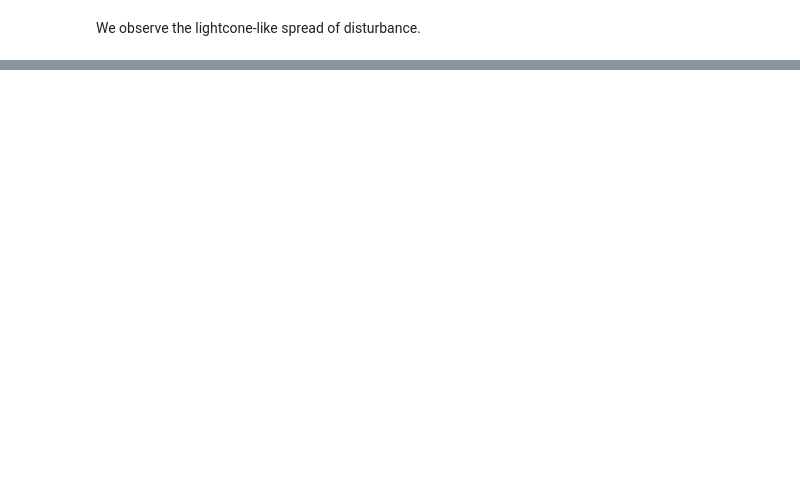
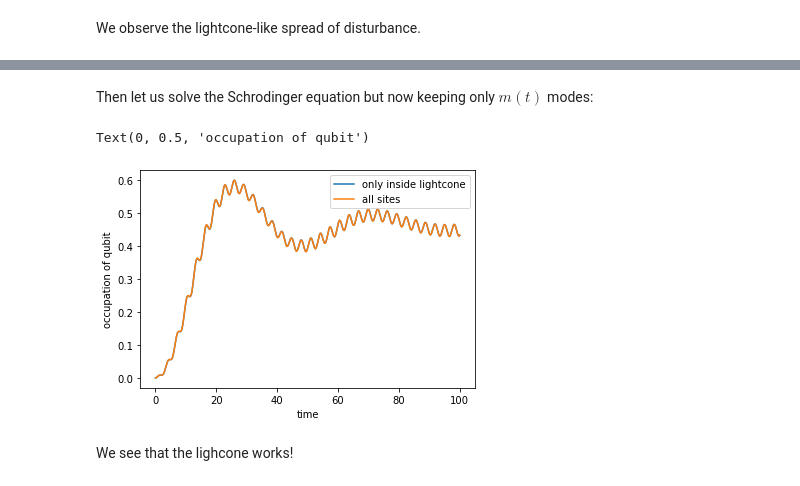
Before and after one commit to evgenii-poliakoff/lightcones-prev, a Jupyter notebook: _sources/lightcone.ipynb, the cells around one changed output, grey strips where cells are left out. Cells and saved outputs as stored; diff of their text form; code cells hidden in the pictures; blank space fills up the shorter version.

```diff
--- a/_sources/lightcone.ipynb
+++ b/_sources/lightcone.ipynb
@@ -107,0 +177,36 @@ We observe the lightcone-like spread of disturbance.
+# %% [markdown]
+Then let us solve the Schrodinger equation but now keeping only $m\left(t\right)$ modes:
+# %%
+nq2 = np.zeros(nt)
+
+psi_begin = np.copy(psi_ini)
+
+for j in range(len(ti)-1):
+    a = ti[j]
+    b = ti[j+1]
+
+    Hmconst = Eat * sigma_p @ sigma_m + h * sigma_p @ a_hat[0] + h * sigma_m @ a_hat_dag[0] \
+        + e * sum([a_hat_dag[i] @ a_hat[i] for i in range(j)]) \
+        + h * sum([a_hat_dag[i + 1] @ a_hat[i] + a_hat_dag[i] @ a_hat[i + 1] for i in range(j-1)])
+
+    def Hm(t):
+        return Hmconst + f(t) * sigma_x
+
+    def Hmi(ti):
+        return H(ti * dt + dt/2)
+
+    for i, psi in tools.evolution(start_index = a, end_index = b, H = Hmi, dt = dt, initial_state = psi_begin):
+        nq2[i] = (np.conj(psi) @ sigma_p @ sigma_m @ psi).real
+
+    psi_begin = psi
+
+plt.plot(t[:-2], nq2[:-2], label = 'only inside lightcone')
+plt.plot(t, nq, label = 'all sites')
+plt.legend()
+plt.xlabel('time')
+plt.ylabel('occupation of qubit')
+# %% [output]
+Text(0, 0.5, 'occupation of qubit')
+[figure, added]
+# %% [markdown]
+We see that the lighcone works!
```
Also changed, not shown: parts of 8 cells of this notebook, 6 other files.
